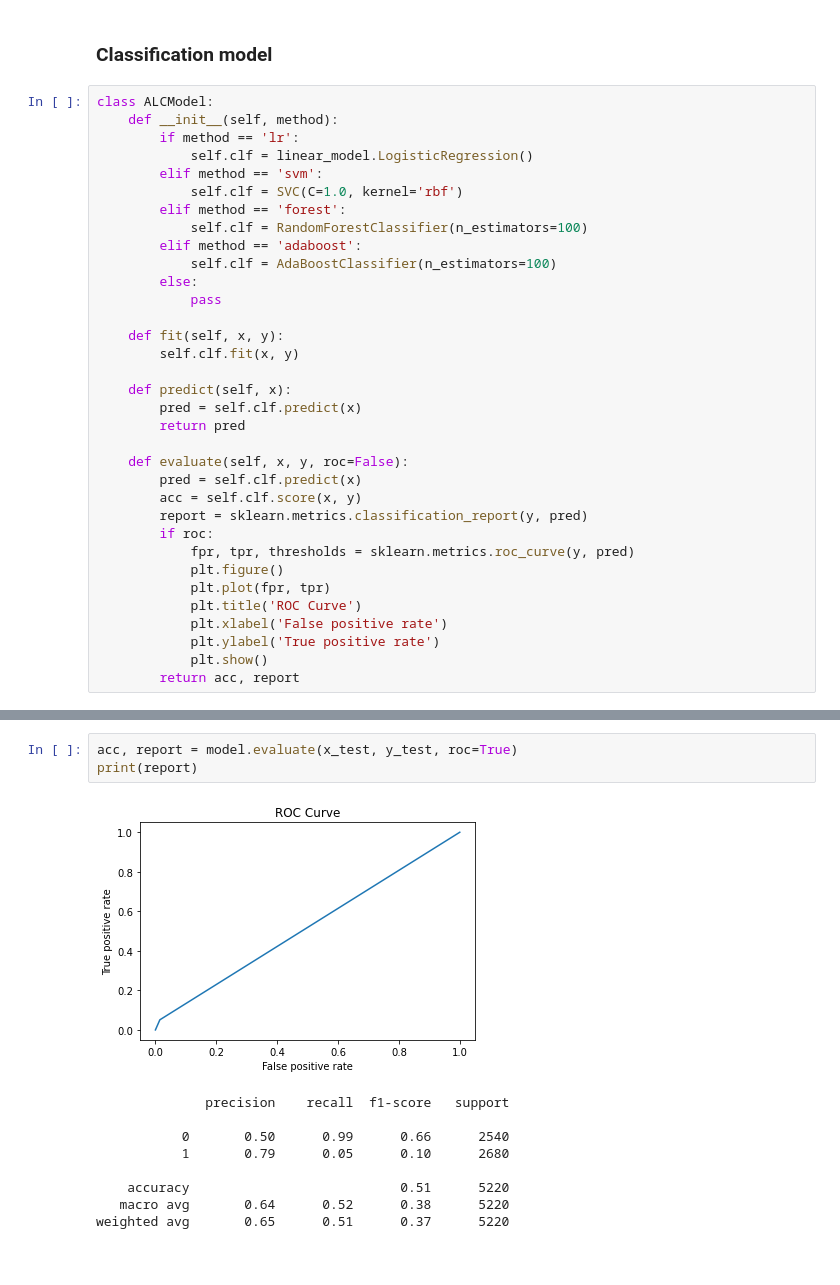
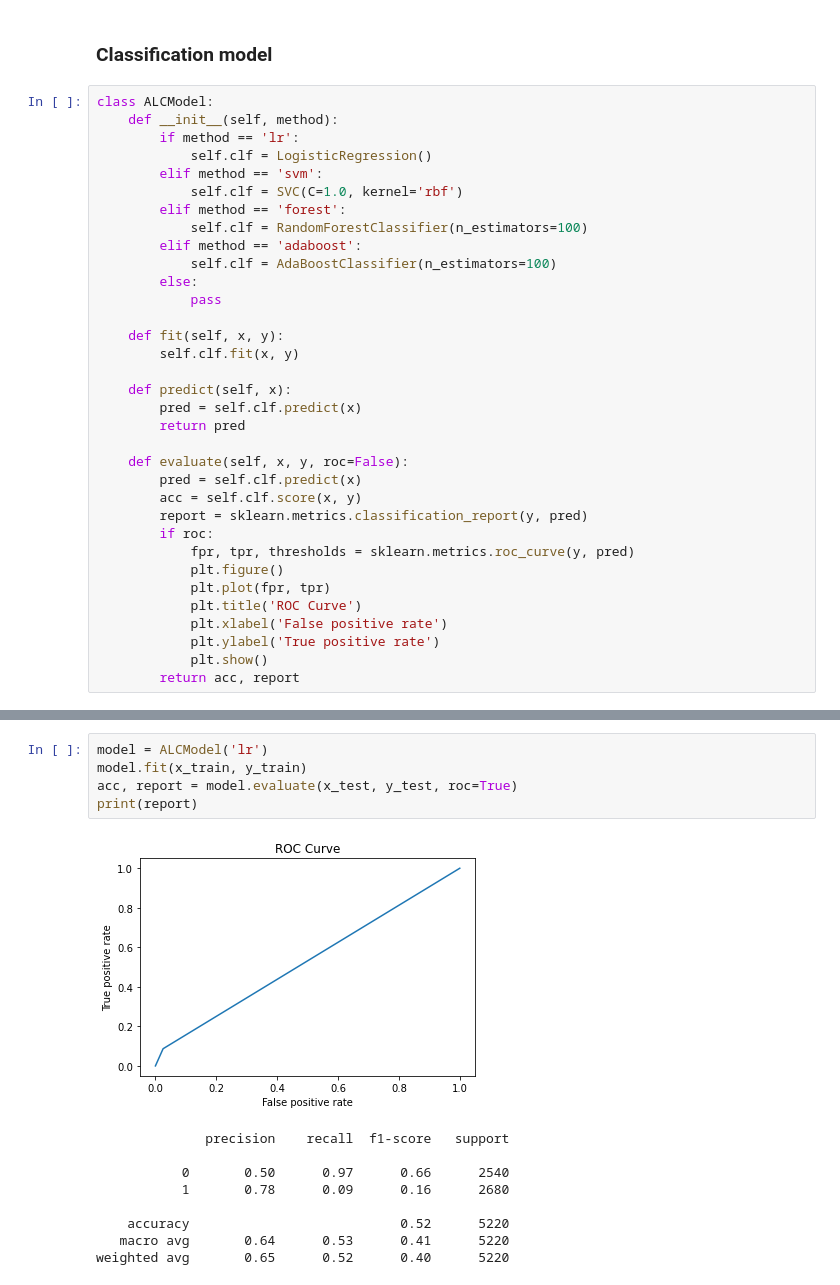
Before and after one commit to ChiWanZi1898/intoxicating-voice-detection, a Jupyter notebook: feature.ipynb, the cells around one changed output, grey strips where cells are left out. Saved outputs shown, nothing was run; the diff lists cells and outputs as text.

```diff
--- a/feature.ipynb
+++ b/feature.ipynb
@@ -107,7 +107,7 @@ x_test = pca.transform(x_test)
 class ALCModel:
     def __init__(self, method):
         if method == 'lr':
-            self.clf = linear_model.LogisticRegression()
+            self.clf = LogisticRegression()
         elif method == 'svm':
             self.clf = SVC(C=1.0, kernel='rbf')
         elif method == 'forest':
@@ -143,13 +155,15 @@ model.fit(x_train, y_train)
 # %%
+model = ALCModel('lr')
+model.fit(x_train, y_train)
 acc, report = model.evaluate(x_test, y_test, roc=True)
 print(report)
 # %% [output]
-[figure, old version]
+[figure, new version]
               precision    recall  f1-score   support
 
-           0       0.50      0.99      0.66      2540
-           1       0.79      0.05      0.10      2680
+           0       0.50      0.97      0.66      2540
+           1       0.78      0.09      0.16      2680
 
-    accuracy                           0.51      5220
-   macro avg       0.64      0.52      0.38      5220
-weighted avg       0.65      0.51      0.37      5220
+    accuracy                           0.52      5220
+   macro avg       0.64      0.53      0.41      5220
+weighted avg       0.65      0.52      0.40      5220
```
Also changed, not shown: parts of 3 cells of this notebook.
